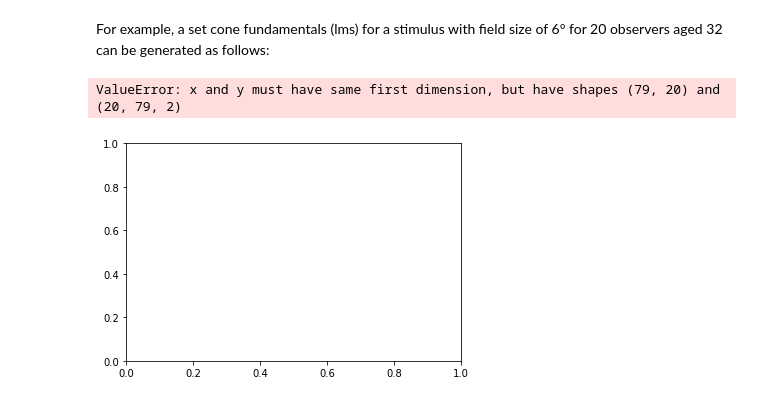
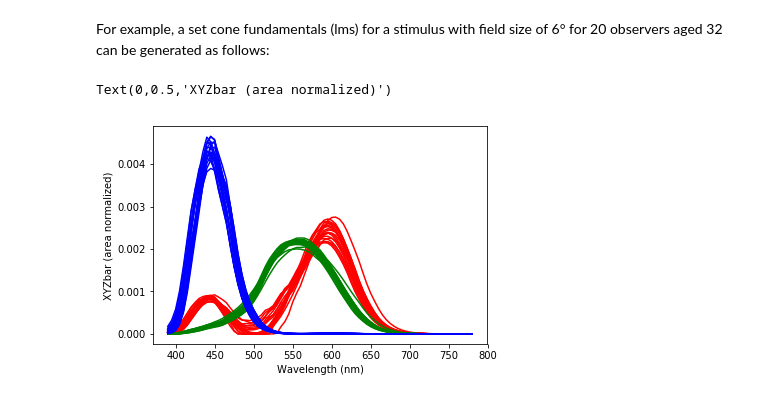
Before and after one commit to ksmet1977/luxpy, a Jupyter notebook: luxpy_basic_usage.ipynb, the cells around one changed output. Cells and saved outputs as stored; diff of their text form; code cells hidden in the pictures.

```diff
--- a/luxpy_basic_usage.ipynb
+++ b/luxpy_basic_usage.ipynb
@@ -478,13 +478,17 @@ For example, a set cone fundamentals (lms) for a stimulus with field size of 6°
 # %%
 # Get set of 20 individual observer lms-CMFs
 lmsb = lx.indvcmf.fnc_genMonteCarloObs(n_population = 20, list_Age = [32], fieldsize = 6)
 
 # Use US 2010 population census to generate Age Distribution and output as XYZ CMF:
-xyzb_us = lx.indvcmf.fnc_genMonteCarloObs(n_population = 20, list_Age = 'us_census', fieldsize = 6)
+xyzb_us = lx.indvcmf.fnc_genMonteCarloObs(n_population = 20, list_Age = 'us_census', fieldsize = 6, out ='XYZ')
 
 # Plot CMFs:
-lx.SPD(lmsb).plot(title = 'lms CMFs')
-lx.SPD(xyzb_us).plot(title = 'xyz CMFs (US Census Age Dist)')
+plt.figure()
+plt.plot(xyzb_us[0],xyzb_us[1], color ='r', linestyle='-')
+plt.plot(xyzb_us[0],xyzb_us[2], color ='g', linestyle='-')
+plt.plot(xyzb_us[0],xyzb_us[3], color ='b', linestyle='-')
+plt.xlabel('Wavelength (nm)')
+plt.ylabel('XYZbar (area normalized)')
 # %% [output]
-ValueError: x and y must have same first dimension, but have shapes (79, 20) and (20, 79, 2)
+Text(0,0.5,'XYZbar (area normalized)')
-[figure, old version]
+[figure, new version]
```
